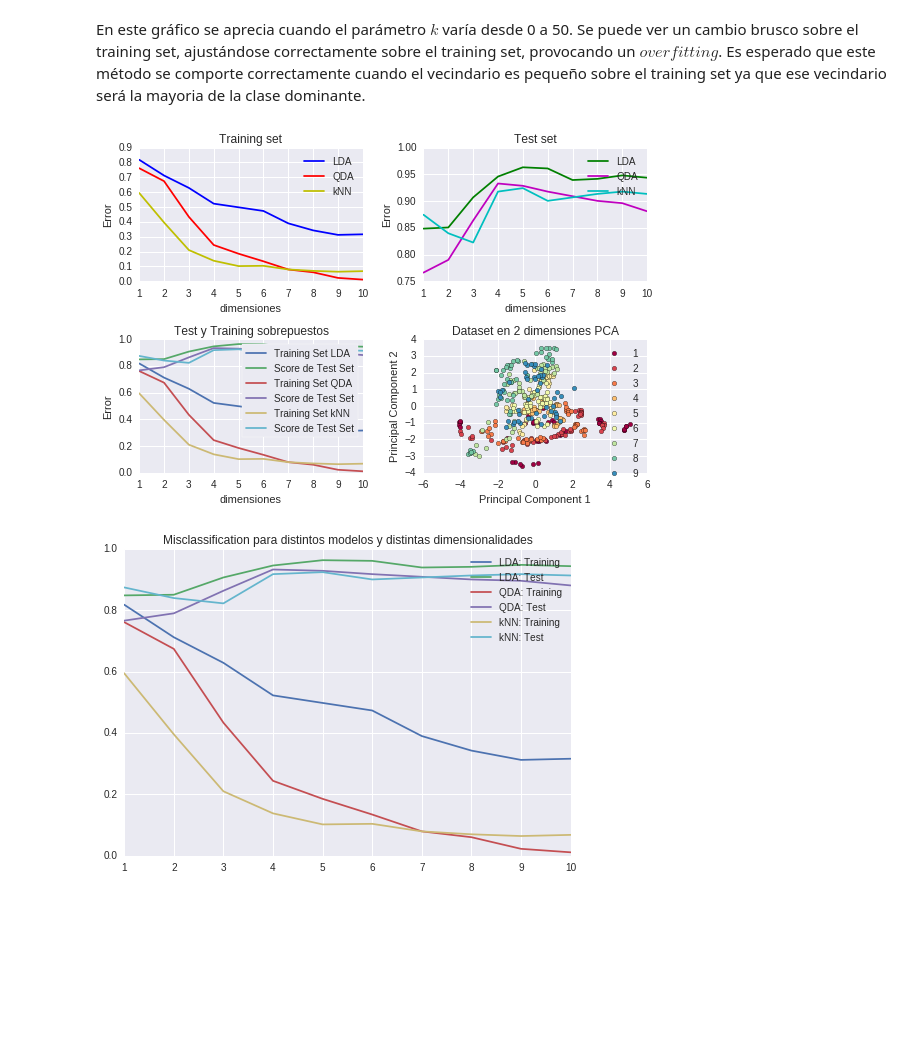
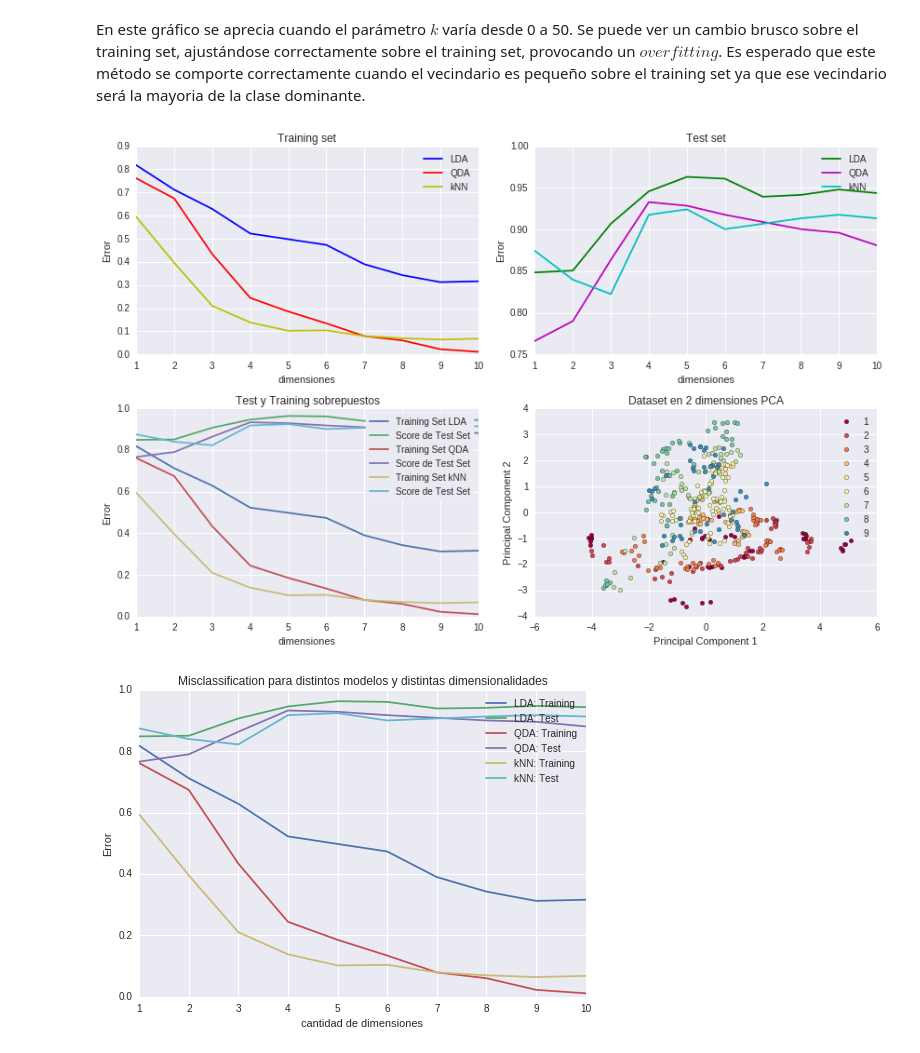
Before and after one commit to FMena14/MachineLearning2, a Jupyter notebook: Parte1.ipynb, the cells around one changed output. Saved outputs shown, nothing was run; the diff lists cells and outputs as text; code cells hidden in the pictures; blank space fills up the shorter version.

```diff
--- a/Parte1.ipynb
+++ b/Parte1.ipynb
@@ -258,7 +258,6 @@ def error(model,x,y,xt,yt):
     error = mis_clas(yhat,y)
     test_error = mis_clas(yhat_test,yt)
     return error, test_error
-
 def mis_clas(yhat,y): #medir el error
     miss = [ 1 if(i != j) else 0
             for i,j in zip(yhat,y)]
@@ -300,12 +299,11 @@ for n in range(1,11):
     scores_knn.append(mis_clas(yhat,y))
     scores_knn_test.append(mis_clas(yhat_test, ytest))
 
-
 #import matplotlib as mpl
 #mpl.rcParams.update(mpl.rcParamsDefault)
 
 ####GRAFICOS----------------------
-f, axarr = plt.subplots(2, 2)
+f, axarr = plt.subplots(2, 2,figsize = (12,8))
 axarr[0, 0].plot(range(1,11), scores_lda, label="LDA", color = 'b')
 axarr[0, 0].plot(range(1,11), scores_qda, label="QDA", color = 'r')
 axarr[0, 0].plot(range(1,11), scores_knn, label="kNN", color = 'y')
@@ -333,32 +331,34 @@ axarr[1, 0].set_xlabel('dimensiones')
 axarr[1, 0].set_ylabel('Error')
 axarr[1, 0].legend(frameon=True)
 
 #AYUDA VISUAL
 sklearn_pca = PCA(n_components=2)
 Xpca = sklearn_pca.fit_transform(X_std)
 cmap = plt.cm.get_cmap(name = "Spectral")
 mclasses=(1,2,3,4,5,6,7,8,9)
 mcolors = [cmap(i) for i in np.linspace(0,1,10)]
 for lab, col in zip(mclasses,mcolors):
     axarr[1, 1].scatter(Xpca[y==lab, 0],Xpca[y==lab, 1],label=lab,c=col)
 axarr[1, 1].set_xlabel('Principal Component 1')
 axarr[1, 1].set_ylabel('Principal Component 2')
 axarr[1, 1].legend(loc='upper right', fancybox=True)
 axarr[1, 1].set_title('Dataset en 2 dimensiones PCA')
 
 f.tight_layout() #separar los subplot
 plt.show()
 
 #especificamente el tercer subplot, mas detallado de cerca
 plt.plot(range(1,11), scores_lda, label="LDA: Training")
 plt.plot(range(1,11), scores_lda_test, label="LDA: Test")
 plt.plot(range(1,11), scores_qda, label="QDA: Training")
 plt.plot(range(1,11), scores_qda_test, label="QDA: Test")
 plt.plot(range(1,11), scores_knn, label="kNN: Training")
 plt.plot(range(1,11), scores_knn_test, label="kNN: Test")
 plt.title('Misclassification para distintos modelos y distintas dimensionalidades')
+plt.xlabel('cantidad de dimensiones')
+plt.ylabel('Error')
 plt.legend()
 plt.show()
 # %% [output]
-[figure, old version]
+[figure, new version]
-[figure, old version]
+[figure, new version]
```
Also changed, not shown: parts of 9 cells of this notebook, 2 other files.
